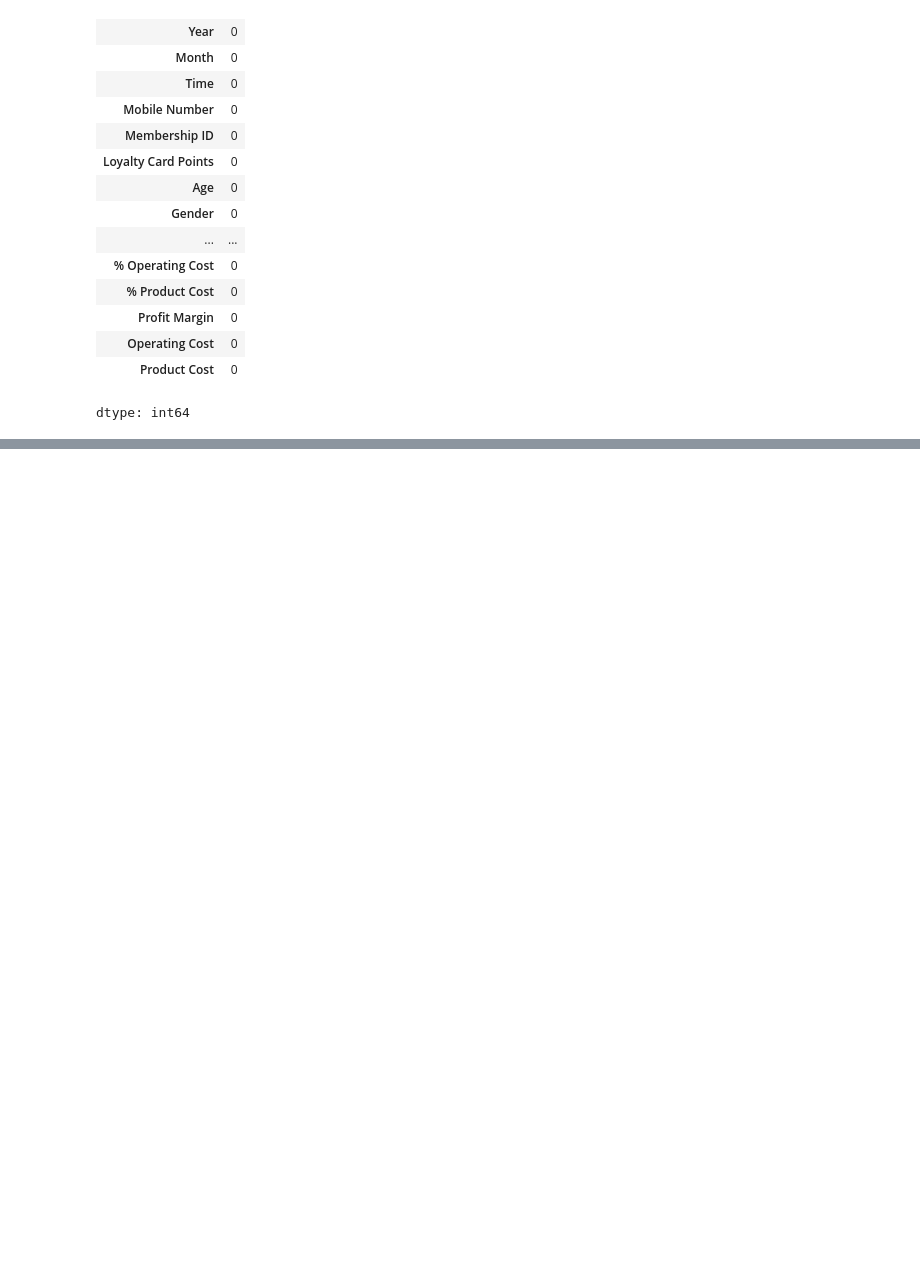
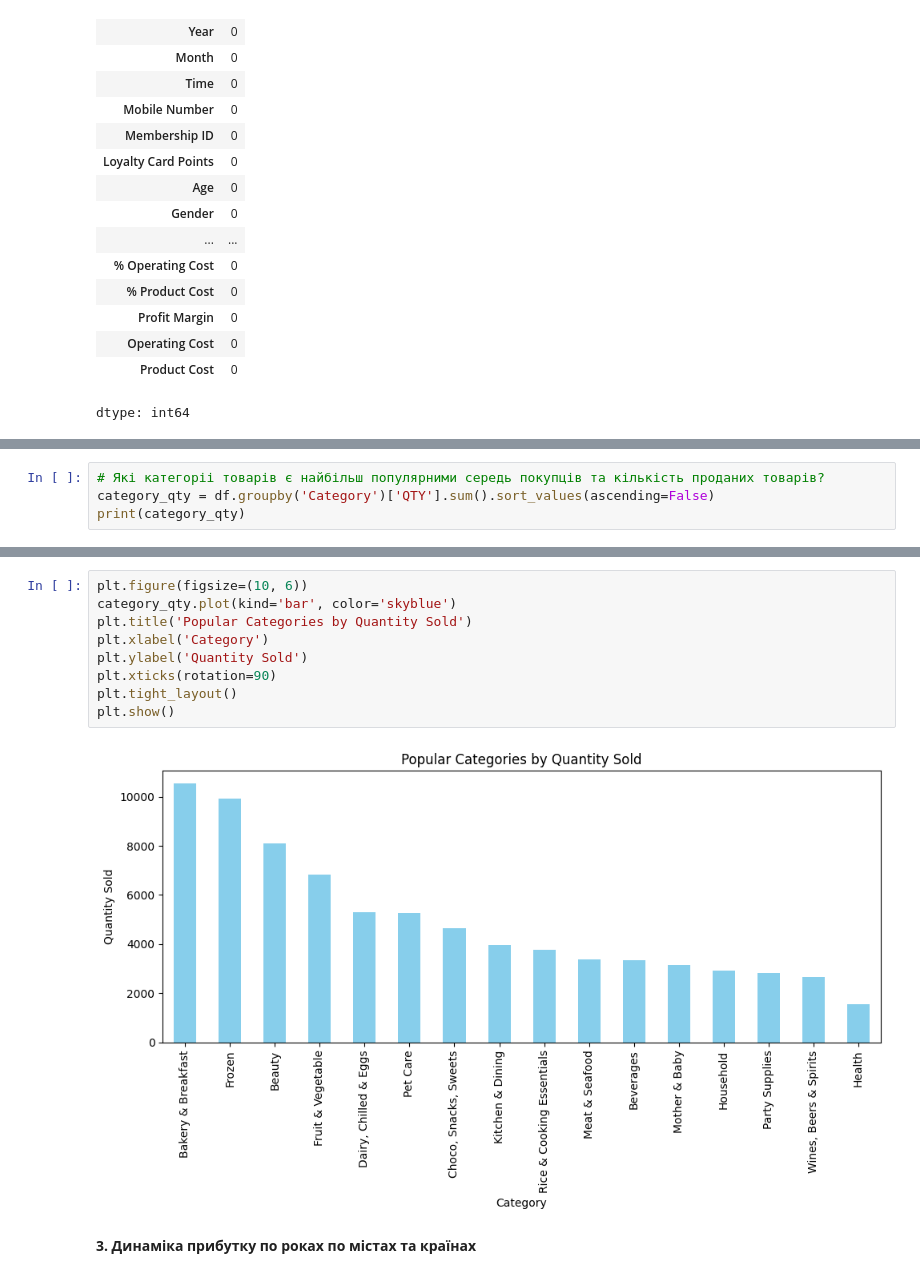
Before and after one commit to oleg-zao/My-Python-Home-Work, a Jupyter notebook: Final_Project_Grocery_store_sales_analysis.ipynb, the cells around one changed output, grey strips where cells are left out. Cells and saved outputs as stored; diff of their text form; blank space fills up the shorter version.

```diff
--- a/Final_Project_Grocery_store_sales_analysis.ipynb
+++ b/Final_Project_Grocery_store_sales_analysis.ipynb
@@ -153,0 +235,4 @@ dtype: int64
+# %%
+# Які категоріі товарів є найбільш популярними середь покупців та кількість проданих товарів?
+category_qty = df.groupby('Category')['QTY'].sum().sort_values(ascending=False)
+print(category_qty)
@@ -153,0 +281,13 @@ dtype: int64
+# %%
+plt.figure(figsize=(10, 6))
+category_qty.plot(kind='bar', color='skyblue')
+plt.title('Popular Categories by Quantity Sold')
+plt.xlabel('Category')
+plt.ylabel('Quantity Sold')
+plt.xticks(rotation=90)
+plt.tight_layout()
+plt.show()
+# %% [output]
+[figure, added]
+# %% [markdown]
+**3. Динаміка прибутку по роках по містах та країнах**
```
Also changed, not shown: parts of 16 cells of this notebook.
